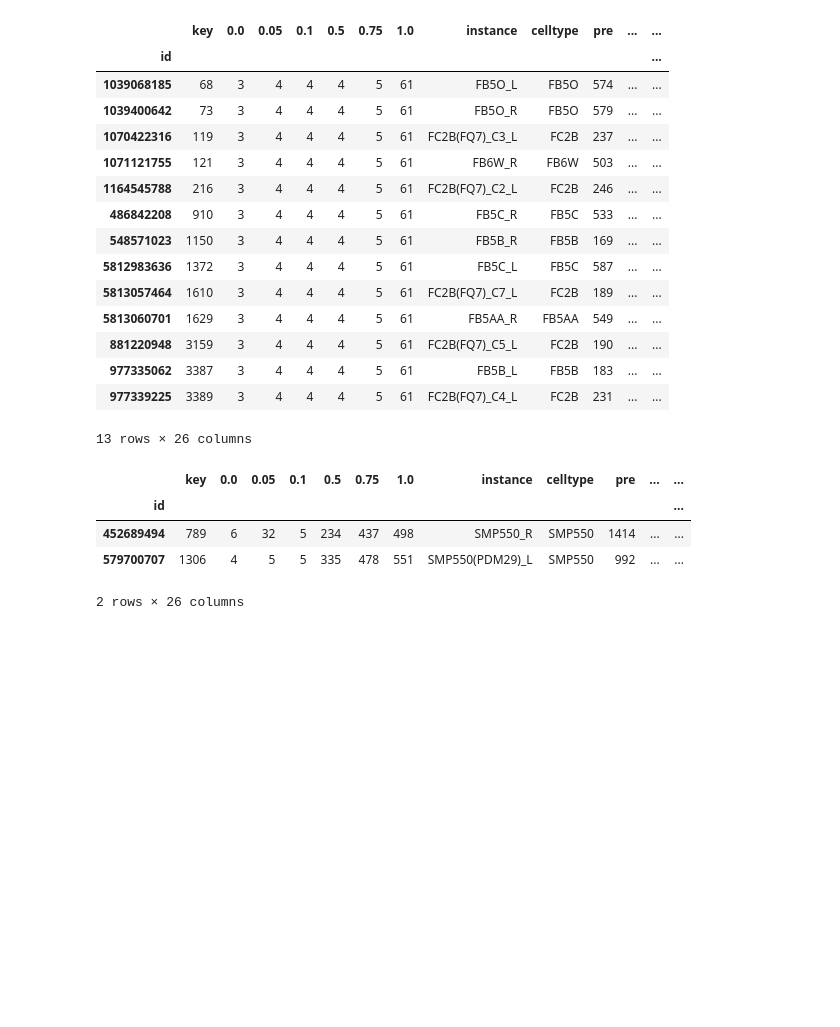
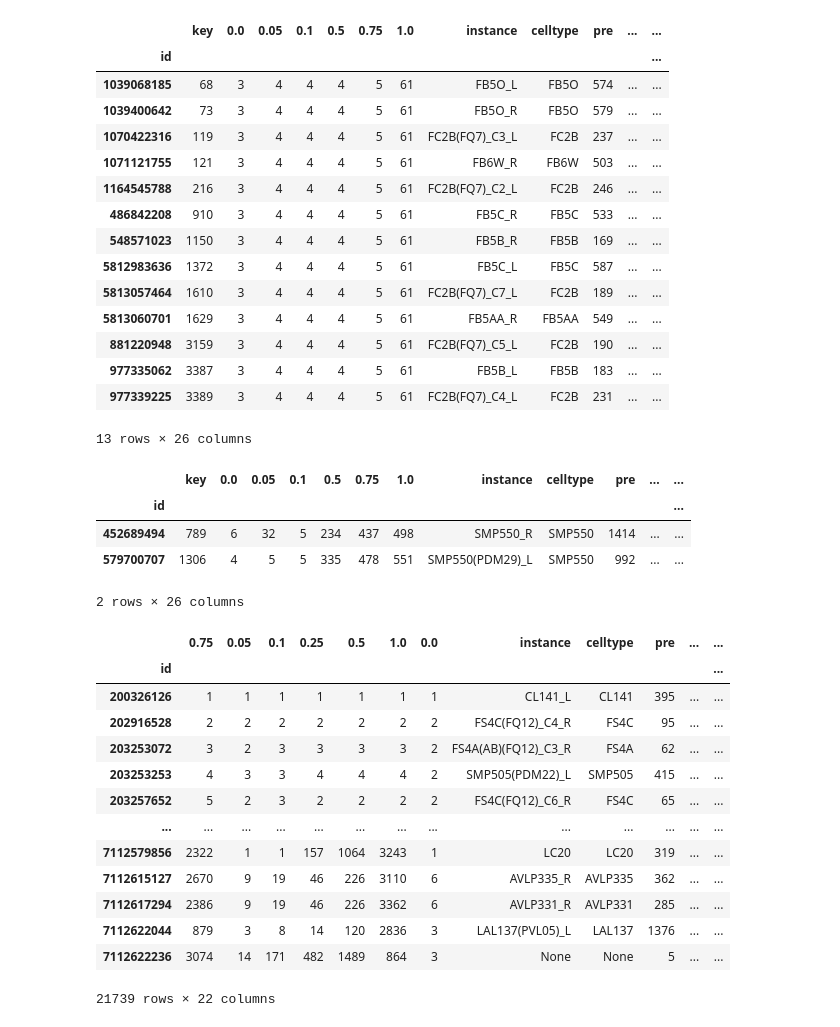
Before and after one commit to RhessaWL/flybrain-clustering, a Jupyter notebook: joint_marginals_graph.ipynb, the cells around one changed output. Drawn from its saved outputs; the diff is of its cells as text; code cells hidden in the pictures; blank space fills up the shorter version.

```diff
--- a/joint_marginals_graph.ipynb
+++ b/joint_marginals_graph.ipynb
@@ -793,3 +810,36 @@ HB_node_df[HB_node_df['celltype']=='SMP550']
 | 452689494 | 789 | 6 | 32 | 5 | 234 | 437 | 498 | SMP550_R | SMP550 | 1414 | ... | ... |
 | 579700707 | 1306 | 4 | 5 | 5 | 335 | 478 | 551 | SMP550(PDM29)_L | SMP550 | 992 | ... | ... |
 2 rows × 26 columns
+# %%
+# Pulled from Prof G's code on github (https://github.com/Gutierrez-lab/oviIN-analyses-gabrielle/blob/main/modular_sandbox.ipynb)
+def modularity_merge(df1,df2,suf1,suf2):
+    """Given two modularity dataframes, merge them along shared body IDs. Pass in suffixes for the columns as strings."""
+    merged_mod_df = df1.merge(df2, left_on='id', right_on='id', suffixes=[suf1, suf2])
+    #merged_mod_df = df1.merge(df2, left_on='id', right_on='id', suffixes=['_oviHB', '_wholeHB'])
+    return merged_mod_df
+
+# Defining path to whole brain data
+preproc_dir = "hemibrain/preprocessed-" + "v1.2"
+preproc_nodes = "preprocessed_nodes.csv"
+
+# Creating dataframe
+WB_node_df = pd.read_csv(os.path.join(preproc_dir, preproc_nodes), index_col=0)
+WB_node_df["type_group"] = HB_node_df["celltype"].apply(simplify_type)
+
+# Print dataframe
+WB_node_df
+# %% [output]
+|  | 0.75 | 0.05 | 0.1 | 0.25 | 0.5 | 1.0 | 0.0 | instance | celltype | pre | ... | ... |
+| id |  |  |  |  |  |  |  |  |  |  |  | ... |
+| 200326126 | 1 | 1 | 1 | 1 | 1 | 1 | 1 | CL141_L | CL141 | 395 | ... | ... |
+| 202916528 | 2 | 2 | 2 | 2 | 2 | 2 | 2 | FS4C(FQ12)_C4_R | FS4C | 95 | ... | ... |
+| 203253072 | 3 | 2 | 3 | 3 | 3 | 3 | 2 | FS4A(AB)(FQ12)_C3_R | FS4A | 62 | ... | ... |
+| 203253253 | 4 | 3 | 3 | 4 | 4 | 4 | 2 | SMP505(PDM22)_L | SMP505 | 415 | ... | ... |
+| 203257652 | 5 | 2 | 3 | 2 | 2 | 2 | 2 | FS4C(FQ12)_C6_R | FS4C | 65 | ... | ... |
+| ... | ... | ... | ... | ... | ... | ... | ... | ... | ... | ... | ... | ... |
+| 7112579856 | 2322 | 1 | 1 | 157 | 1064 | 3243 | 1 | LC20 | LC20 | 319 | ... | ... |
+| 7112615127 | 2670 | 9 | 19 | 46 | 226 | 3110 | 6 | AVLP335_R | AVLP335 | 362 | ... | ... |
+| 7112617294 | 2386 | 9 | 19 | 46 | 226 | 3362 | 6 | AVLP331_R | AVLP331 | 285 | ... | ... |
+| 7112622044 | 879 | 3 | 8 | 14 | 120 | 2836 | 3 | LAL137(PVL05)_L | LAL137 | 1376 | ... | ... |
+| 7112622236 | 3074 | 14 | 171 | 482 | 1489 | 864 | 3 | None | None | 5 | ... | ... |
+21739 rows × 22 columns
```
Also changed, not shown: parts of 5 cells of this notebook, 4 other files.
